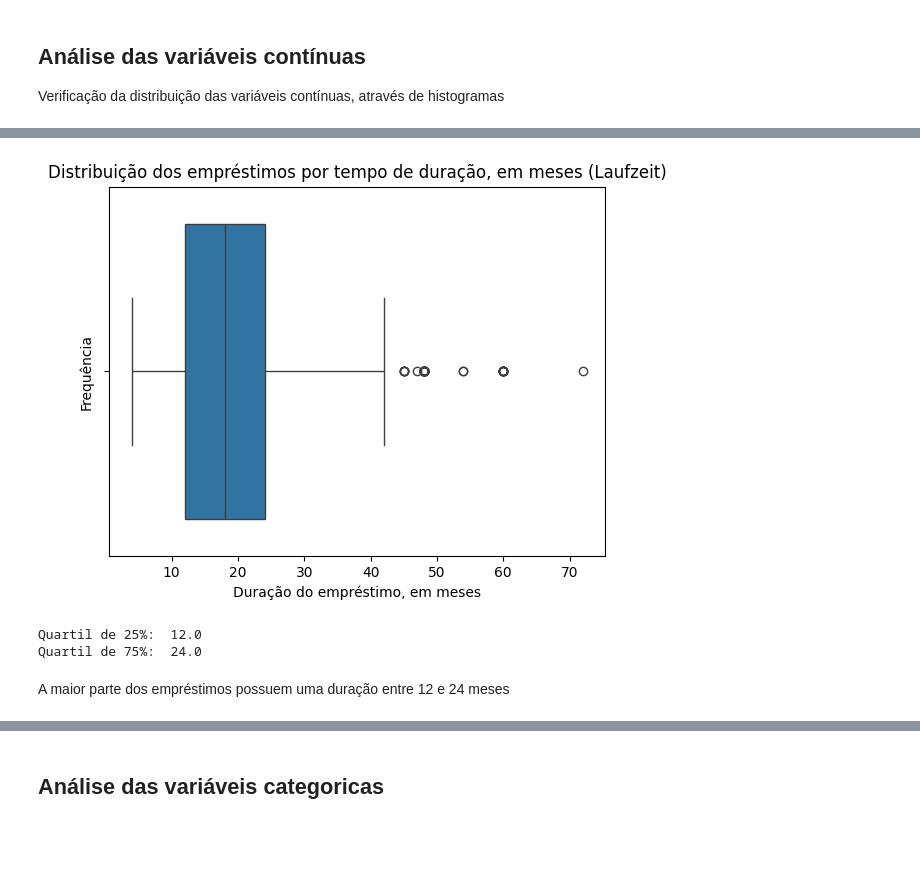
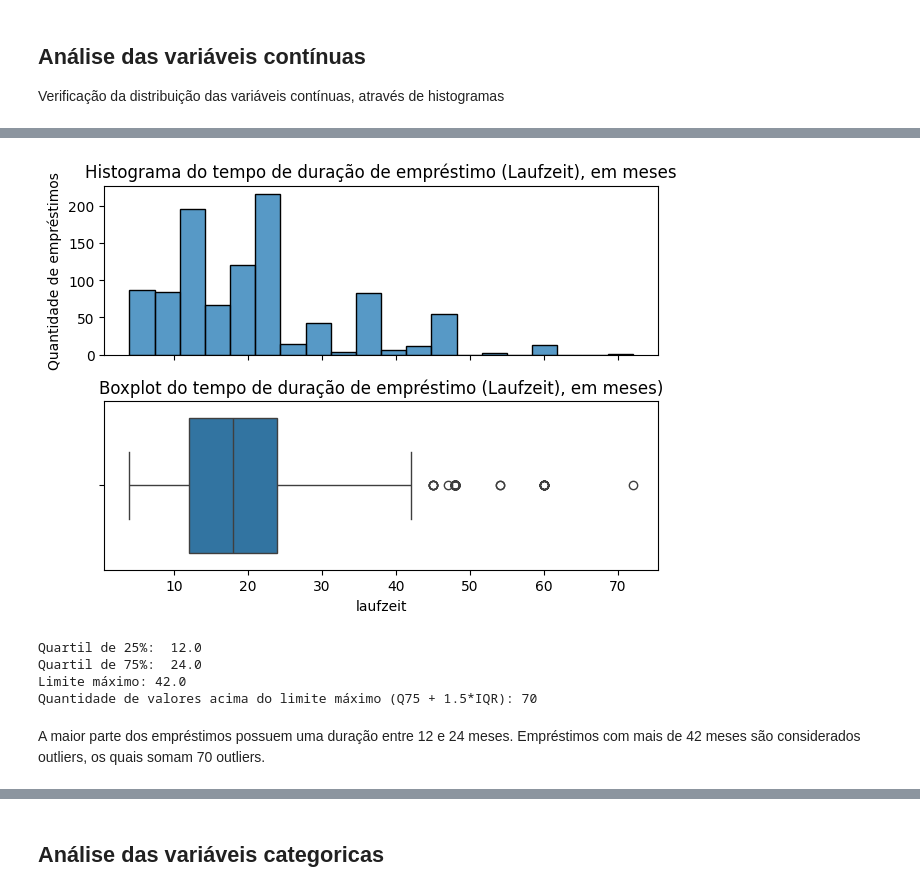
Before and after one commit to rbeni/south-german-credit, a Jupyter notebook: eda.ipynb, the cells around one changed output, grey strips where cells are left out. Drawn from its saved outputs; the diff is of its cells as text; code cells hidden in the pictures; blank space fills up the shorter version.

```diff
--- a/eda.ipynb
+++ b/eda.ipynb
@@ -165,17 +129,30 @@ plt.show()
-# %%
-sns.boxplot(x=df['laufzeit'])
-
-plt.title('Distribuição dos empréstimos por tempo de duração, em meses (Laufzeit)')
-plt.xlabel('Duração do empréstimo, em meses')
-plt.ylabel('Frequência')
-
-plt.show()
-
-print('Quartil de 25%: ', df['laufzeit'].quantile(0.25))
-print('Quartil de 75%: ', df['laufzeit'].quantile(0.75))
-# %% [output]
-[figure, removed]
-Quartil de 25%:  12.0
-Quartil de 75%:  24.0
+# %%
+fig, axs = plt.subplots(2, 1, sharex=True, tight_layout=True)
+
+sns.histplot(df['laufzeit'], kde=False, bins=20, ax=axs[0])
+sns.boxplot(x=df['laufzeit'], ax=axs[1])
+
+axs[0].set_title('Histograma do tempo de duração de empréstimo (Laufzeit), em meses')
+axs[0].set_ylabel('Quantidade de empréstimos')
+
+axs[1].set_title('Boxplot do tempo de duração de empréstimo (Laufzeit), em meses)')
+
+plt.show()
+
+q25 = df['laufzeit'].quantile(0.25)
+q75 = df['laufzeit'].quantile(0.75)
+print('Quartil de 25%: ', q25)
+print('Quartil de 75%: ', q75)
+range = q75 - q25
+outlier = q75+1.5*range
+q_outlier = df[df['laufzeit'] > outlier]['laufzeit'].count()
+print('Limite máximo:', outlier)
+print('Quantidade de valores acima do limite máximo (Q75 + 1.5*IQR):', q_outlier)
+# %% [output]
+[figure, added]
+Quartil de 25%:  12.0
+Quartil de 75%:  24.0
+Limite máximo: 42.0
+Quantidade de valores acima do limite máximo (Q75 + 1.5*IQR): 70
 # %% [markdown]
-A maior parte dos empréstimos possuem uma duração entre 12 e 24 meses
+A maior parte dos empréstimos possuem uma duração entre 12 e 24 meses. Empréstimos com mais de 42 meses são considerados outliers, os quais somam 70 outliers.
```
Also changed, not shown: parts of 75 cells of this notebook, 4 other files.
